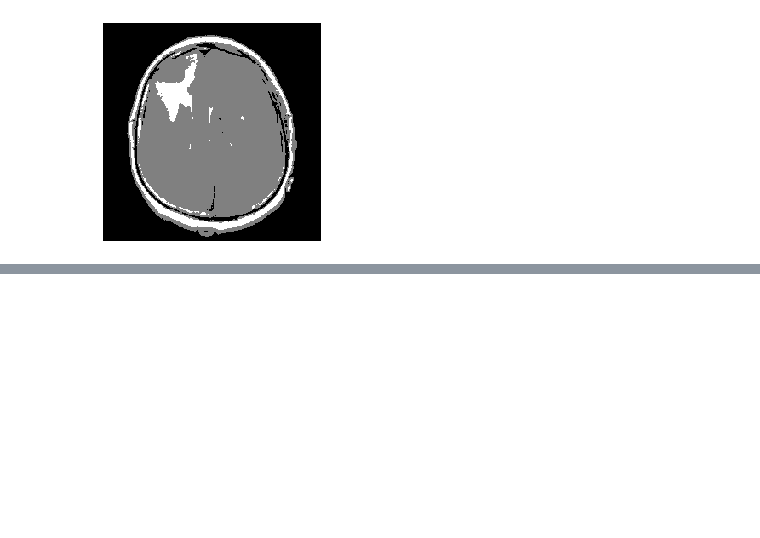
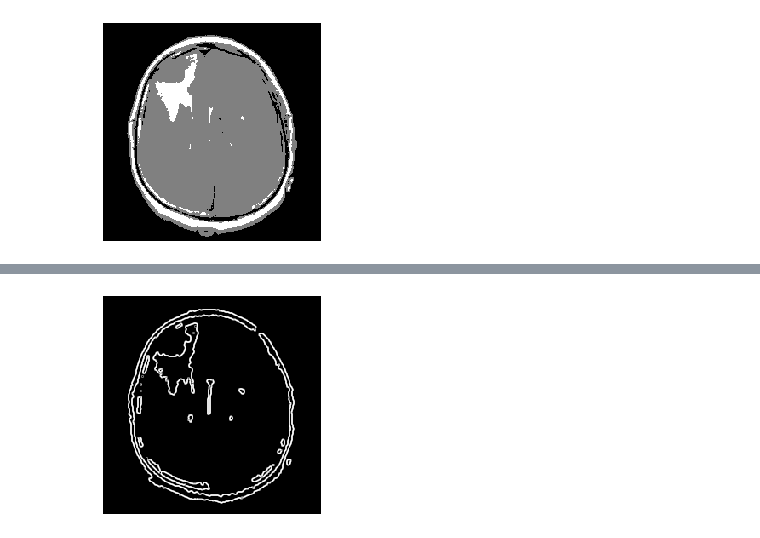
Before and after one commit to FirasAzzouz/VIC_Project, a Jupyter notebook: Demo.ipynb, the cells around one changed output, grey strips where cells are left out. Cells and saved outputs as stored; diff of their text form; code cells hidden in the pictures; blank space fills up the shorter version.

```diff
--- a/Demo.ipynb
+++ b/Demo.ipynb
@@ -60,0 +62,7 @@ plt.show()
+# %%
+edges = sobel(labels)
+plt.imshow(edges, cmap="gray")
+plt.axis("off")
+plt.show()
+# %% [output]
+[figure, added]
```
Also changed, not shown: parts of 7 cells of this notebook, 1 other file.
